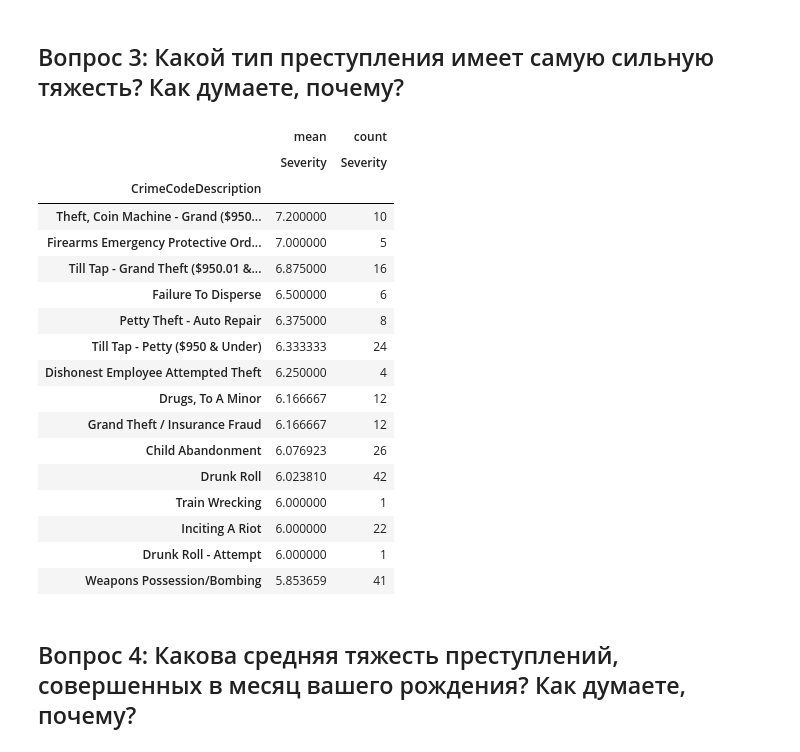
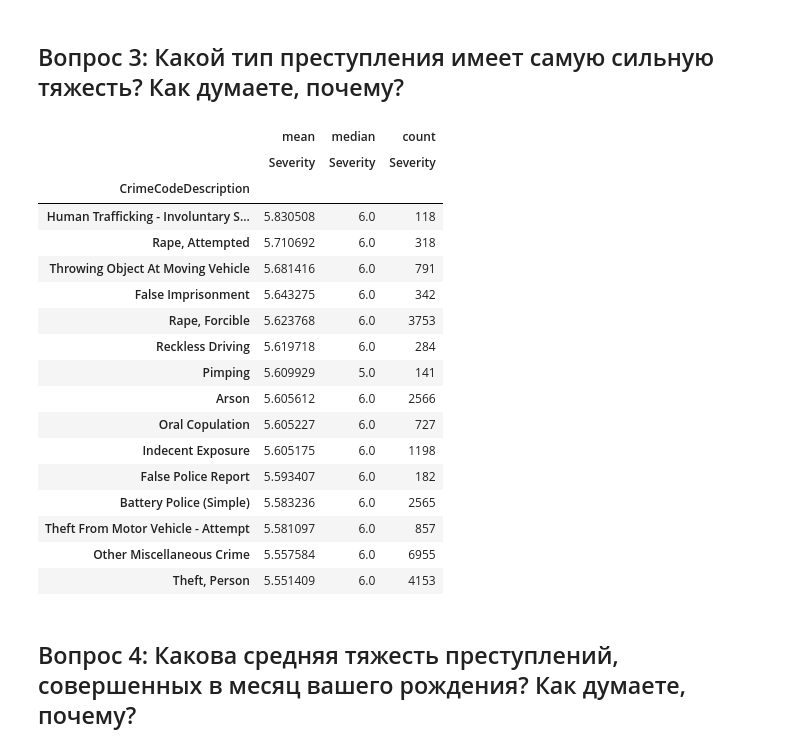
Before and after one commit to AknasMacefg/ITiABD, a Jupyter notebook: Курс 4/ХД/OLAP_CUBE_8.ipynb, the cells around one changed output. Saved outputs shown, nothing was run; the diff lists cells and outputs as text; code cells hidden in the pictures.

```diff
--- a/Курс 4/ХД/OLAP_CUBE_8.ipynb
+++ b/Курс 4/ХД/OLAP_CUBE_8.ipynb
@@ -16,6 +16,6 @@ plt.rcParams['font.size'] = 10
 from pathlib import Path
 
 # Локальный каталог с датасетами: datasets are in la_crimes/la_crimes
-DATA_DIR = Path(r'C:\Users\alexm\Downloads\olap_8\la_crimes\la_crimes')
+DATA_DIR = Path(r"C:\Users\alexm\OneDrive\Рабочий стол\ИТиАБД\ITiABD\Курс 4\ХД\la_crimes\la_crimes")
 DATA_DIR
 # %% [output]
@@ -444,31 +444,33 @@ display(golf_crime.head(10))
 # %%
 crime_severity = pd.pivot_table(
     df_clean,
     values='Severity',
     index='CrimeCodeDescription',
-    aggfunc=['mean', 'count']
-).sort_values(('mean', 'Severity'), ascending=False)
+    aggfunc=['mean', 'median', 'count']
+)
+crime_severity = crime_severity[crime_severity[('count', 'Severity')] >= 100]
+crime_severity = crime_severity.sort_values(('mean', 'Severity'), ascending=False)
 
 crime_severity.head(15)
 # %% [output]
-|  | mean | count |
-|  | Severity | Severity |
-| CrimeCodeDescription |  |  |
-| Theft, Coin Machine - Grand ($950... | 7.200000 | 10 |
-| Firearms Emergency Protective Ord... | 7.000000 | 5 |
-| Till Tap - Grand Theft ($950.01 &... | 6.875000 | 16 |
-| Failure To Disperse | 6.500000 | 6 |
-| Petty Theft - Auto Repair | 6.375000 | 8 |
-| Till Tap - Petty ($950 & Under) | 6.333333 | 24 |
-| Dishonest Employee Attempted Theft | 6.250000 | 4 |
-| Drugs, To A Minor | 6.166667 | 12 |
-| Grand Theft / Insurance Fraud | 6.166667 | 12 |
-| Child Abandonment | 6.076923 | 26 |
-| Drunk Roll | 6.023810 | 42 |
-| Train Wrecking | 6.000000 | 1 |
-| Inciting A Riot | 6.000000 | 22 |
-| Drunk Roll - Attempt | 6.000000 | 1 |
-| Weapons Possession/Bombing | 5.853659 | 41 |
+|  | mean | median | count |
+|  | Severity | Severity | Severity |
+| CrimeCodeDescription |  |  |  |
+| Human Trafficking - Involuntary S... | 5.830508 | 6.0 | 118 |
+| Rape, Attempted | 5.710692 | 6.0 | 318 |
+| Throwing Object At Moving Vehicle | 5.681416 | 6.0 | 791 |
+| False Imprisonment | 5.643275 | 6.0 | 342 |
+| Rape, Forcible | 5.623768 | 6.0 | 3753 |
+| Reckless Driving | 5.619718 | 6.0 | 284 |
+| Pimping | 5.609929 | 5.0 | 141 |
+| Arson | 5.605612 | 6.0 | 2566 |
+| Oral Copulation | 5.605227 | 6.0 | 727 |
+| Indecent Exposure | 5.605175 | 6.0 | 1198 |
+| False Police Report | 5.593407 | 6.0 | 182 |
+| Battery Police (Simple) | 5.583236 | 6.0 | 2565 |
+| Theft From Motor Vehicle - Attempt | 5.581097 | 6.0 | 857 |
+| Other Miscellaneous Crime | 5.557584 | 6.0 | 6955 |
+| Theft, Person | 5.551409 | 6.0 | 4153 |
 # %% [markdown]
 ## Вопрос 4: Какова средняя тяжесть преступлений, совершенных в месяц вашего рождения? Как думаете, почему?
 # %%
```
Also changed, not shown: parts of 4 cells of this notebook.
